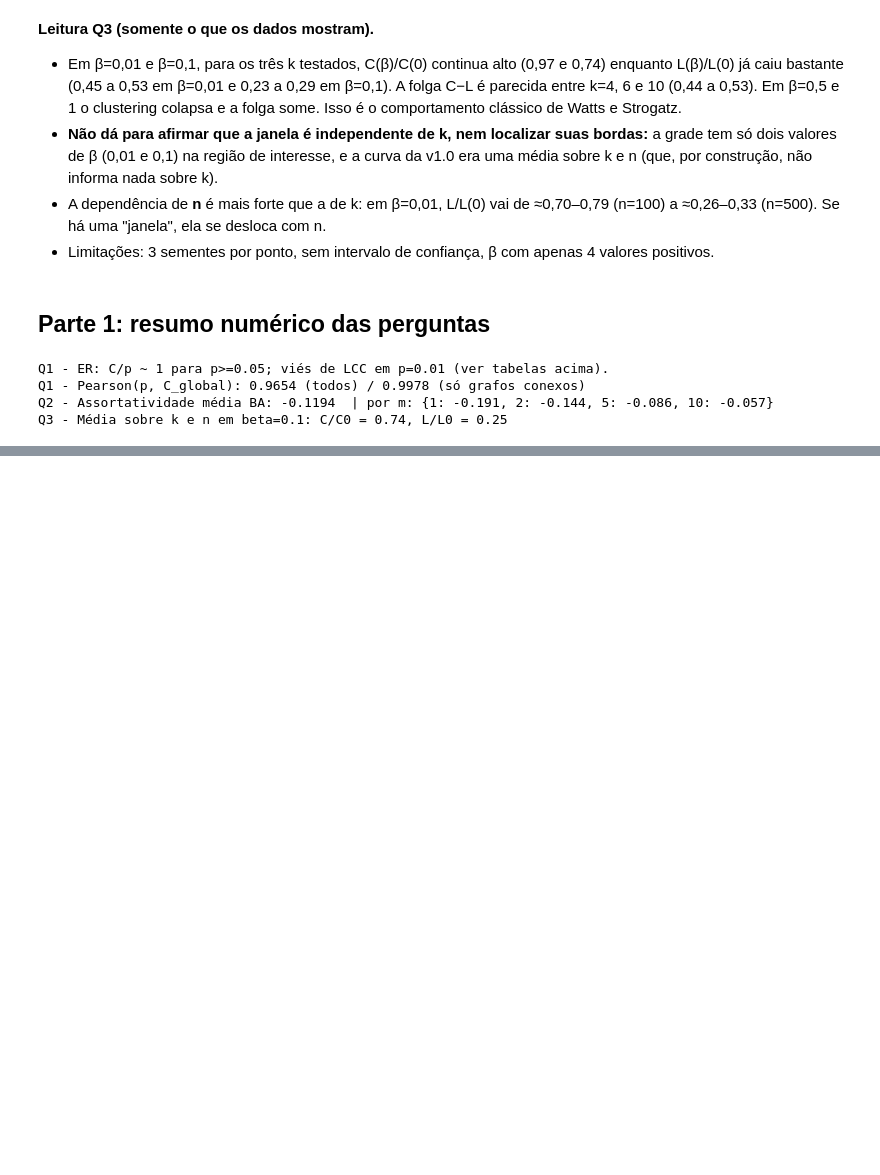
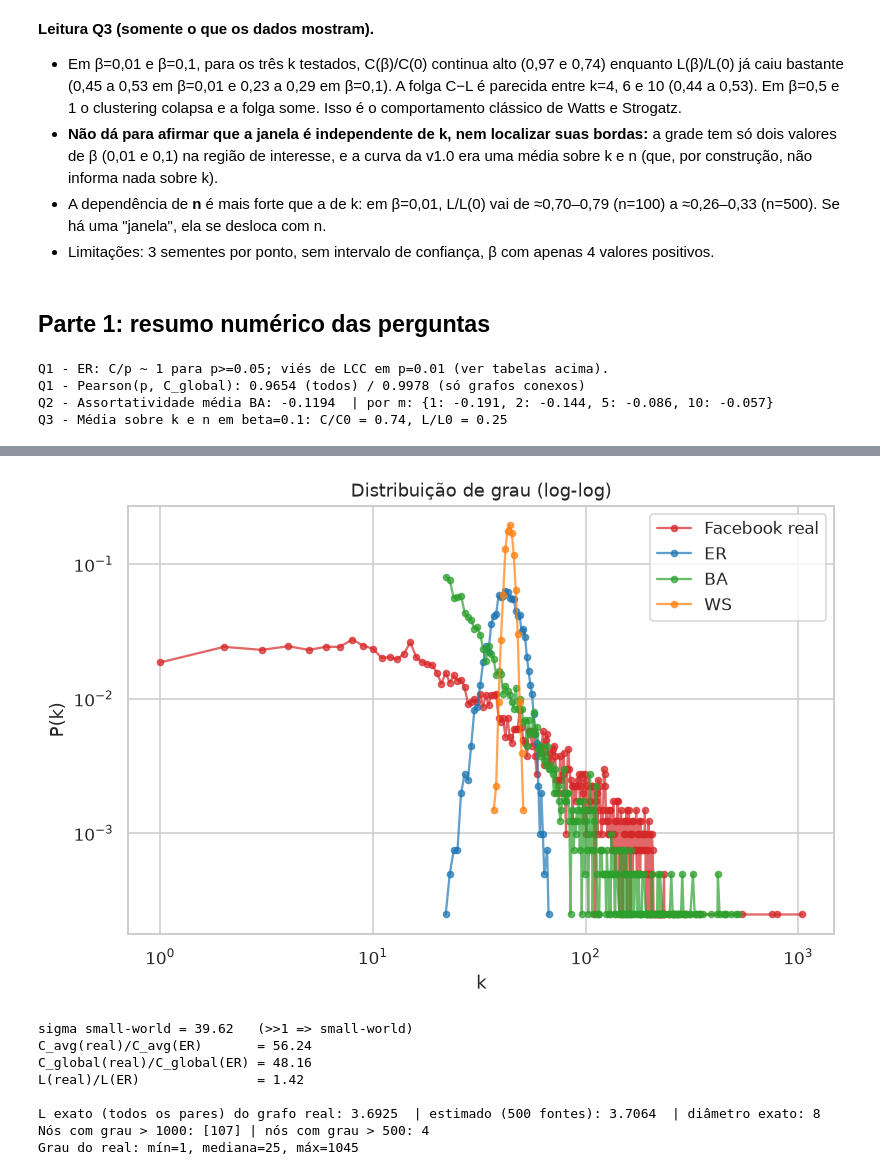
Before and after one commit to arthur-cmarques/grafos-redes-sociais, a Jupyter notebook: notebooks/grafos_redes_sociais.ipynb, the cells around one changed output, grey strips where cells are left out. Saved outputs shown, nothing was run; the diff lists cells and outputs as text; code cells hidden in the pictures; blank space fills up the shorter version.

```diff
--- a/notebooks/grafos_redes_sociais.ipynb
+++ b/notebooks/grafos_redes_sociais.ipynb
@@ -367,0 +375,13 @@ Q3 - Média sobre k e n em beta=0.1: C/C0 = 0.74, L/L0 = 0.25
+# %%
+URL = "https://snap.stanford.edu/data/facebook_combined.txt.gz"
+FB_PATH = f"{DATA}/facebook_combined.txt.gz"
+if not os.path.exists(FB_PATH):
+    try:
+        urllib.request.urlretrieve(URL, FB_PATH)
+    except Exception as e:
+        raise RuntimeError(f"Falha ao baixar {URL}: {e}") from e
+with gzip.open(FB_PATH, "rt") as f:
+    G_real = nx.read_edgelist(f, nodetype=int)
+print(f"Facebook real: n={G_real.number_of_nodes()}, m={G_real.number_of_edges()}, "
+      f"componentes={nx.number_connected_components(G_real)}")
+assert (G_real.number_of_nodes(), G_real.number_of_edges()) == (4039, 88234)
@@ -367,0 +458,37 @@ Q3 - Média sobre k e n em beta=0.1: C/C0 = 0.74, L/L0 = 0.25
+# %%
+fig, ax = plt.subplots(figsize=(7.5, 5))
+for name, G, c in [("Facebook real", G_real, "tab:red"), ("ER", G_er, "tab:blue"),
+                   ("BA", G_ba, "tab:green"), ("WS", G_ws, "tab:orange")]:
+    seq = np.array([d for _, d in G.degree()])
+    vals, counts = np.unique(seq, return_counts=True)
+    mask = vals > 0
+    ax.loglog(vals[mask], counts[mask] / counts.sum(), "o-", label=name, color=c, alpha=0.7, ms=4)
+ax.set_xlabel("k"); ax.set_ylabel("P(k)")
+ax.set_title("Distribuição de grau (log-log)"); ax.legend()
+plt.tight_layout(); plt.savefig(f"{RESULTS}/parte2_distribuicao_grau.png", dpi=130, bbox_inches="tight"); plt.show()
+
+sigma = (real_m["clustering_avg"] / er_m["clustering_avg"]) / (real_m["avg_shortest_path"] / er_m["avg_shortest_path"])
+print(f"sigma small-world = {sigma:.2f}   (>>1 => small-world)")
+print(f"C_avg(real)/C_avg(ER)       = {real_m['clustering_avg']/er_m['clustering_avg']:.2f}")
+print(f"C_global(real)/C_global(ER) = {real_m['clustering_global']/er_m['clustering_global']:.2f}")
+print(f"L(real)/L(ER)               = {real_m['avg_shortest_path']/er_m['avg_shortest_path']:.2f}")
+
+tot = cnt = 0
+for _, d in nx.all_pairs_shortest_path_length(G_real):
+    tot += sum(d.values()); cnt += len(d) - 1
+L_exato = tot / cnt
+print(f"\nL exato (todos os pares) do grafo real: {L_exato:.4f}  | estimado (500 fontes): {real_m['avg_shortest_path']:.4f}"
+      f"  | diâmetro exato: {nx.diameter(G_real)}")
+deg_real = dict(G_real.degree())
+print("Nós com grau > 1000:", [v for v, d in deg_real.items() if d > 1000], "| nós com grau > 500:", sum(d > 500 for d in deg_real.values()))
+print(f"Grau do real: mín={min(deg_real.values())}, mediana={np.median(list(deg_real.values())):.0f}, máx={max(deg_real.values())}")
+# %% [output]
+[figure, added]
+sigma small-world = 39.62   (>>1 => small-world)
+C_avg(real)/C_avg(ER)       = 56.24
+C_global(real)/C_global(ER) = 48.16
+L(real)/L(ER)               = 1.42
+
+L exato (todos os pares) do grafo real: 3.6925  | estimado (500 fontes): 3.7064  | diâmetro exato: 8
+Nós com grau > 1000: [107] | nós com grau > 500: 4
+Grau do real: mín=1, mediana=25, máx=1045
```
Also changed, not shown: parts of 16 cells of this notebook.
